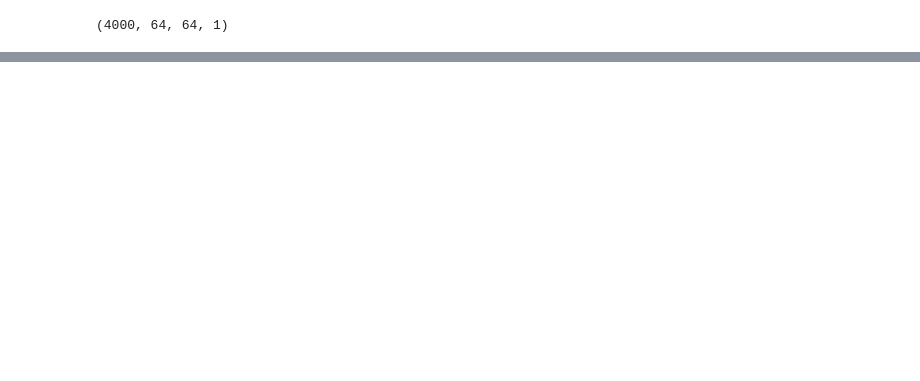
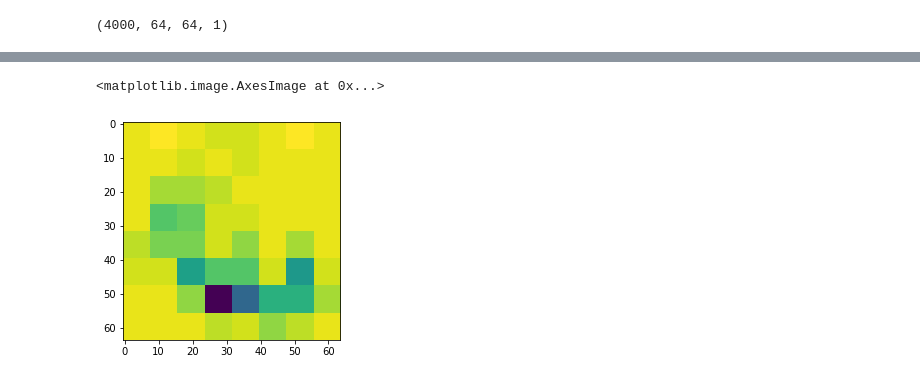
Before and after one commit to Kayzi0/ExplainBlobs, a Jupyter notebook: New_Blobs.ipynb, the cells around one changed output, grey strips where cells are left out. Saved outputs shown, nothing was run; the diff lists cells and outputs as text; code cells hidden in the pictures; blank space fills up the shorter version.

```diff
--- a/New_Blobs.ipynb
+++ b/New_Blobs.ipynb
@@ -262,7 +255,7 @@ for region in range(1,num_regions+1):
   confidence = predicted_classes[img_class]
 
   #save occlusion image with highest difference in confidence
-  if confidence < lowest_confidence:
+  if confidence <= lowest_confidence:
     img_ex_blob = patched_image
     lowest_confidence = confidence
 
@@ -429,0 +406,6 @@ heatmap.shape
+# %%
+from explainabilityModels import occlusion_map
+
+x = occlusion_map(img, 0, patch_size=8, model=model)
+plt.imshow(x)
+# %% [output]
@@ -430,3 +429,5 @@ heatmap.shape
+<matplotlib.image.AxesImage at 0x...>
+[figure, added]
 # %%
 plt.imshow(img.squeeze(), cmap=plt.cm.gray)
 plt.imshow(heatmap.squeeze(), cmap=plt.cm.jet, alpha = 0.4)
```
Also changed, not shown: parts of 18 cells of this notebook.
